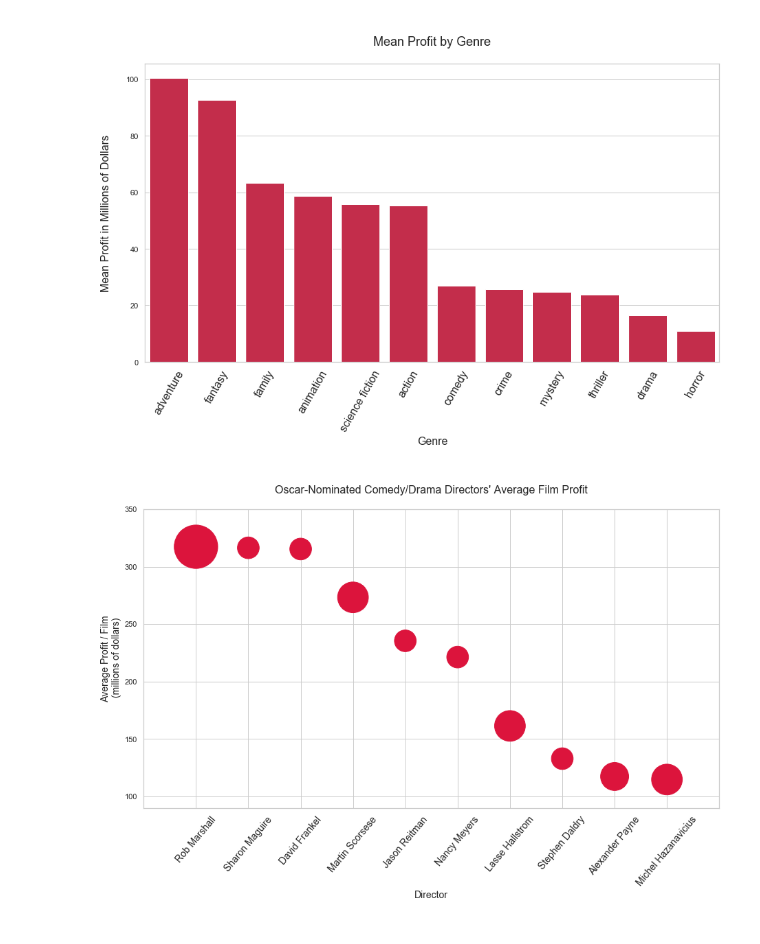
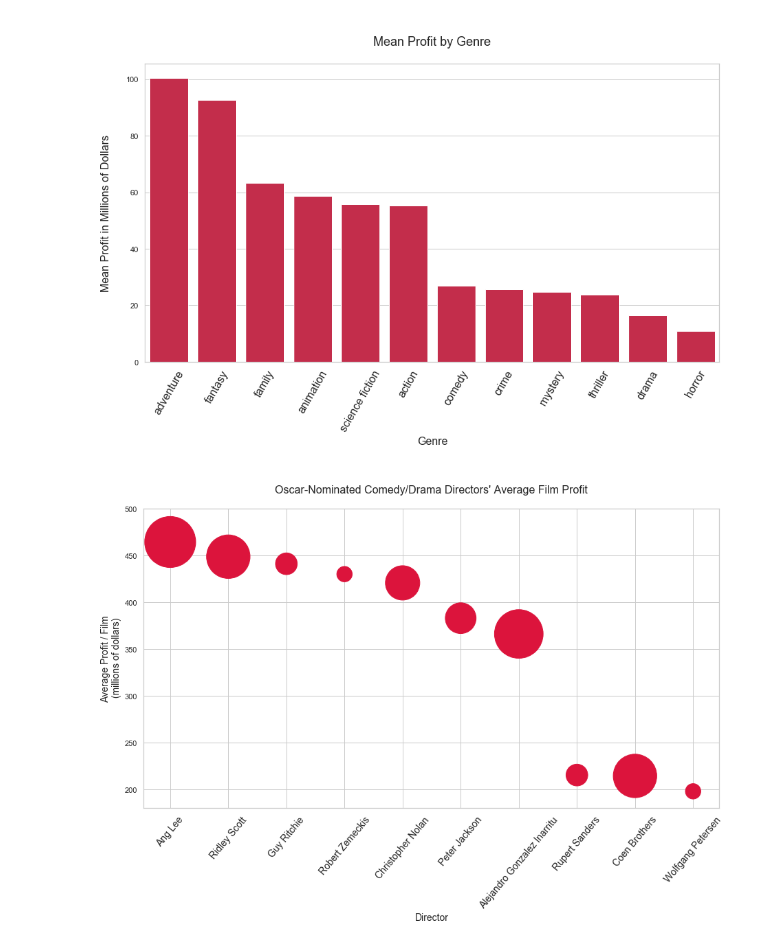
Before and after one commit to Seb-Bas/module_one_project, a Jupyter notebook: general_nb.ipynb, the cells around one changed output. Cells and saved outputs as stored; diff of their text form; code cells hidden in the pictures.

```diff
--- a/general_nb.ipynb
+++ b/general_nb.ipynb
@@ -16,9 +16,9 @@ cf.plot_profit_by_genre(genres_df)
 # %% [output]
 [figure]
 # %%
-cf.plot_oscar_comedydrama_directors(directors_by_profit_oscars)
+cf.plot_oscar_dramaadventure_directors(directors_by_profit_oscars)
 # %% [output]
-[figure, old version]
+[figure, new version]
 # %%
 cf.plot_actors(actors)
 # %% [output]
```
Also changed, not shown: parts of 2 cells of this notebook, 9 other files.
